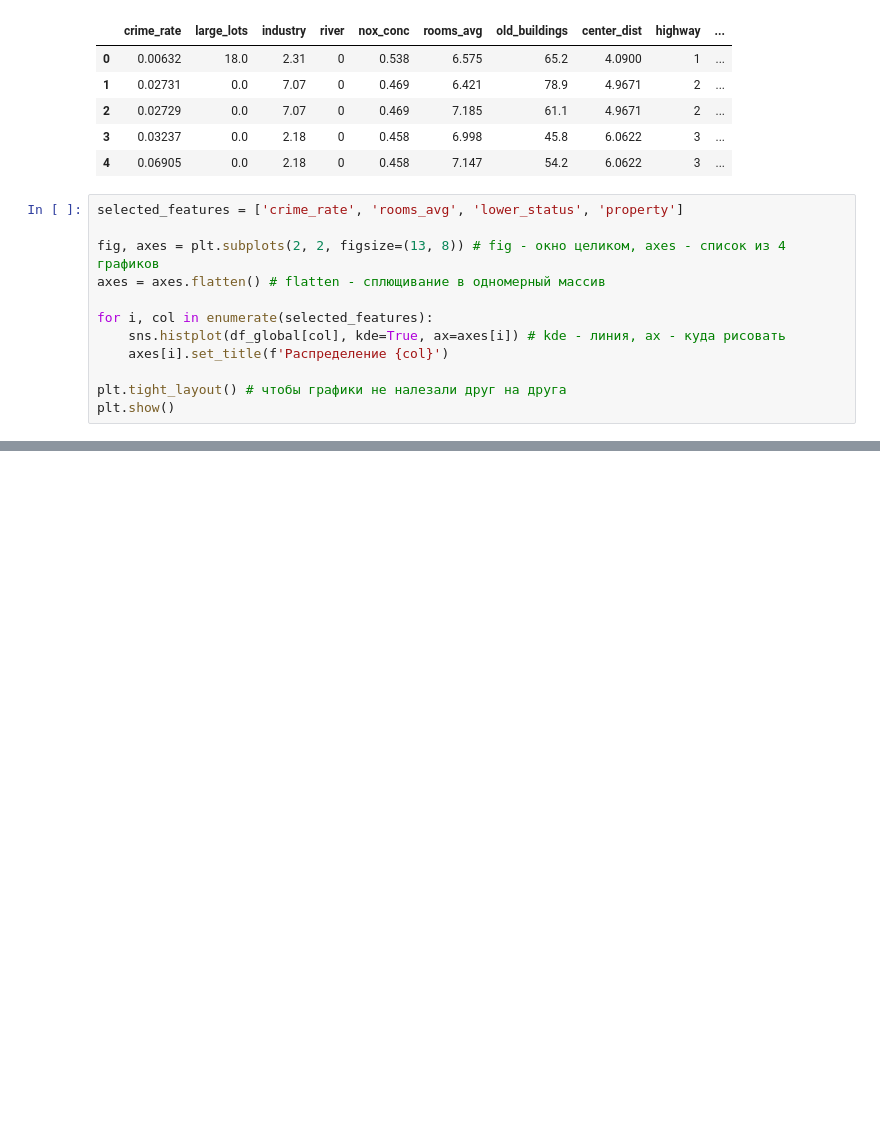
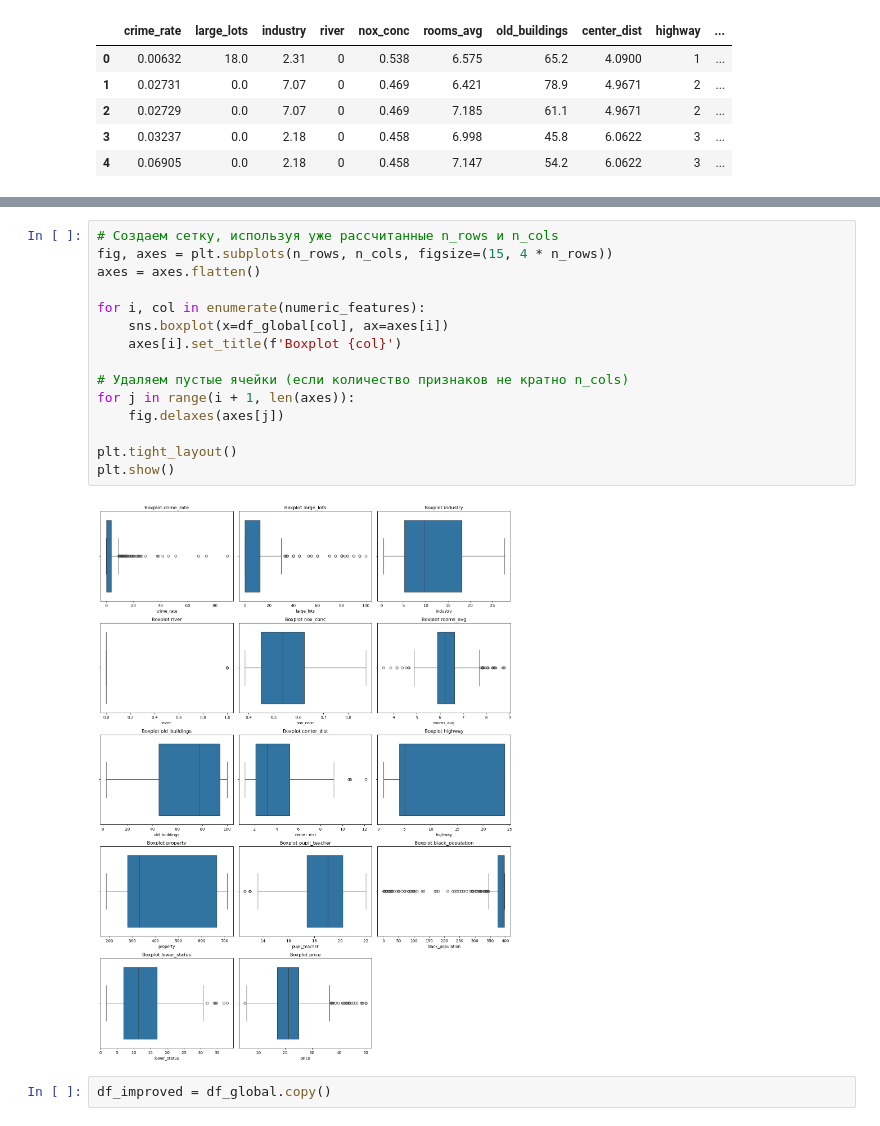
Before and after one commit to VitalyKalinsky/ML-studying, a Jupyter notebook: EDA/my_EDA.ipynb, the cells around one changed output, grey strips where cells are left out. Saved outputs shown, nothing was run; the diff lists cells and outputs as text; blank space fills up the shorter version.

```diff
--- a/EDA/my_EDA.ipynb
+++ b/EDA/my_EDA.ipynb
@@ -114,15 +114,3 @@ df_global.head()
 | 2 | 0.02729 | 0.0 | 7.07 | 0 | 0.469 | 7.185 | 61.1 | 4.9671 | 2 | ... |
 | 3 | 0.03237 | 0.0 | 2.18 | 0 | 0.458 | 6.998 | 45.8 | 6.0622 | 3 | ... |
 | 4 | 0.06905 | 0.0 | 2.18 | 0 | 0.458 | 7.147 | 54.2 | 6.0622 | 3 | ... |
-# %%
-selected_features = ['crime_rate', 'rooms_avg', 'lower_status', 'property']
-
-fig, axes = plt.subplots(2, 2, figsize=(13, 8)) # fig - окно целиком, axes - список из 4 графиков
-axes = axes.flatten() # flatten - сплющивание в одномерный массив
-
-for i, col in enumerate(selected_features):
-    sns.histplot(df_global[col], kde=True, ax=axes[i]) # kde - линия, ax - куда рисовать
-    axes[i].set_title(f'Распределение {col}')
-
-plt.tight_layout() # чтобы графики не налезали друг на друга
-plt.show()
@@ -152,3 +138,22 @@ plt.tight_layout()
 plt.show()
 # %% [output]
 [figure]
+# %%
+# Создаем сетку, используя уже рассчитанные n_rows и n_cols
+fig, axes = plt.subplots(n_rows, n_cols, figsize=(15, 4 * n_rows))
+axes = axes.flatten()
+
+for i, col in enumerate(numeric_features):
+    sns.boxplot(x=df_global[col], ax=axes[i])
+    axes[i].set_title(f'Boxplot {col}')
+
+# Удаляем пустые ячейки (если количество признаков не кратно n_cols)
+for j in range(i + 1, len(axes)):
+    fig.delaxes(axes[j])
+
+plt.tight_layout()
+plt.show()
+# %% [output]
+[figure, added]
+# %%
+df_improved = df_global.copy()
```
Also changed, not shown: parts of 8 cells of this notebook, 2 other files.
